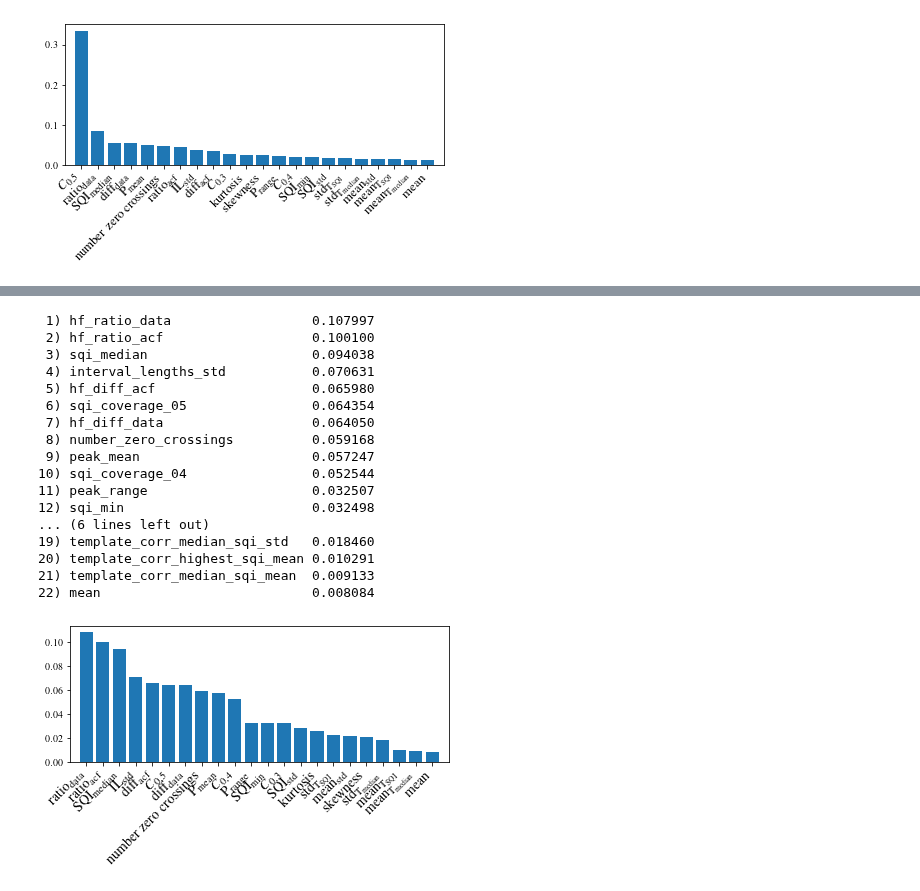
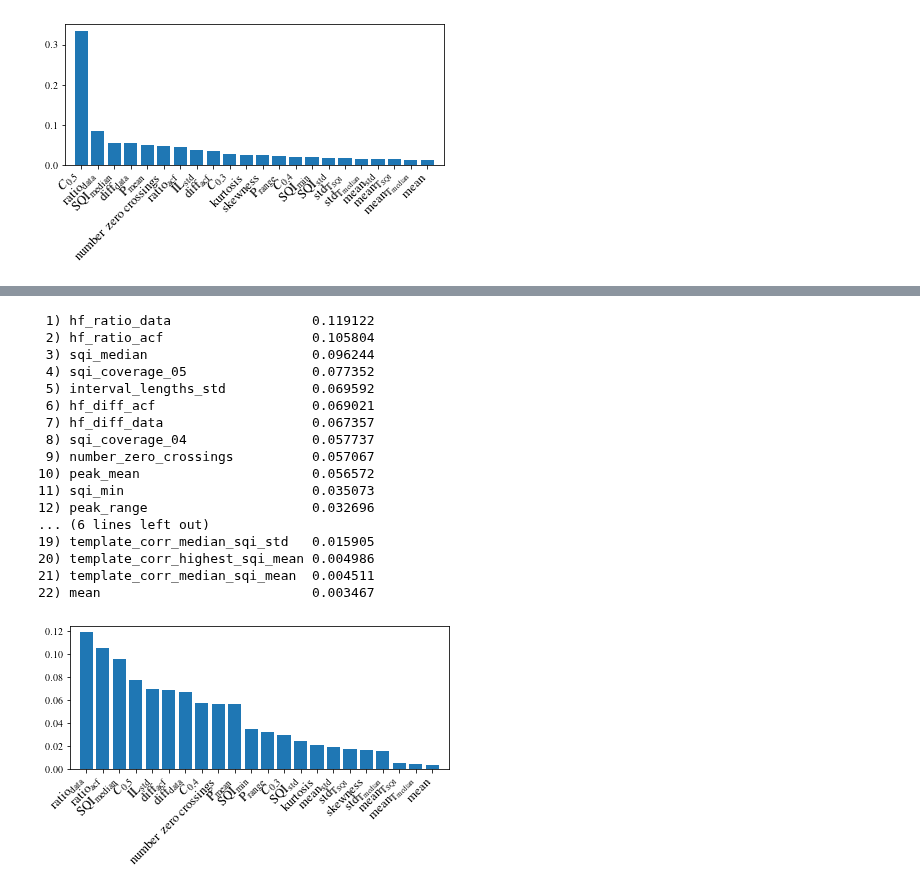
Before and after one commit to Zianor/Bachelorarbeit, a Jupyter notebook: Implementation/src/notebooks/model_tests_s10_h10-final.ipynb, the cells around one changed output, grey strips where cells are left out. Saved outputs shown, nothing was run; the diff lists cells and outputs as text; code cells hidden in the pictures.

```diff
--- a/Implementation/src/notebooks/model_tests_s10_h10-final.ipynb
+++ b/Implementation/src/notebooks/model_tests_s10_h10-final.ipynb
@@ -15,8 +15,8 @@ get_final_paths(gridsearch=False)
  'XGB_Clf_s10_default_h10']
 # %%
 models = {
-    'RF_Clf_s10_h10': None,
-    'RF_Regr_s10_h10': None,
+    'RF_Clf_s10_default_h10': None,
+    'RF_Regr_s10_default_h10': None,
     'XGB_Regr_s10_default_h10': None,
     'XGB_Clf_s10_default_h10': None,
 }
@@ -74,9 +74,9 @@ MAE insgesamt:  21.85 +- 30.48
 MAE auf als informativ klassifizierten Segmenten: 12.44 +- 16.15
 MAE auf als informativ annotierten Segmenten:  3.28 +- 2.65
 # %%
-importances = models['RF_Clf_s10_h10'].clf.model.feature_importances_
-column_names_text = models['RF_Clf_s10_h10'].features.columns
-columns = models['RF_Clf_s10_h10'].features.copy()
+importances = models['RF_Clf_s10_default_h10'].clf.model.feature_importances_
+column_names_text = models['RF_Clf_s10_default_h10'].features.columns
+columns = models['RF_Clf_s10_default_h10'].features.copy()
 columns.columns = [name.replace("_", " ") for name in columns.columns]
 columns.rename(columns=get_latex_column_names(), inplace=True)
 columns = columns.columns
@@ -184,38 +184,38 @@ plt.savefig(os.path.join(utils.get_thesis_pic_path(),'xgb-regr-final-importances
 # %%
-importances = models['RF_Regr_s10_h10'].clf.model.model.feature_importances_
-column_names_text = models['RF_Regr_s10_h10'].features.columns
-columns = models['RF_Regr_s10_h10'].features.copy()
+importances = models['RF_Regr_s10_default_h10'].clf.model.model.feature_importances_
+column_names_text = models['RF_Regr_s10_default_h10'].features.columns
+columns = models['RF_Regr_s10_default_h10'].features.copy()
 columns.columns = [name.replace("_", " ") for name in columns.columns]
 columns.rename(columns=get_latex_column_names(), inplace=True)
 columns = columns.columns
 indices = np.argsort(importances)[::-1]
 for f in range(len(columns)):
     print("%2d) %-*s %f" % (f + 1, 30,column_names_text[indices[f]], importances[indices[f]]))
 width, height = utils.get_plt_big_size()
 plt.figure(figsize=(width, height))
 plt.bar(range(len(columns)), importances[indices], align='center')
-plt.xticks(range(len(columns)), [name.replace("_", " ") for name in columns[indices]], fontsize=14, rotation=45, ha="right")
+plt.xticks(range(len(columns)), [name.replace("_", " ") for name in columns[indices]], fontsize=13, rotation=45, ha="right")
 plt.xlim([-1, len(columns)])
 plt.tight_layout()
 plt.savefig(os.path.join(utils.get_thesis_pic_path(),'rf-regr-final-importances.pdf'), bbox_inches='tight',
                 transparent=True, dpi=300)
 # %% [output]
- 1) hf_ratio_data                  0.107997
- 2) hf_ratio_acf                   0.100100
- 3) sqi_median                     0.094038
- 4) interval_lengths_std           0.070631
- 5) hf_diff_acf                    0.065980
- 6) sqi_coverage_05                0.064354
- 7) hf_diff_data                   0.064050
- 8) number_zero_crossings          0.059168
- 9) peak_mean                      0.057247
-10) sqi_coverage_04                0.052544
-11) peak_range                     0.032507
-12) sqi_min                        0.032498
+ 1) hf_ratio_data                  0.119122
+ 2) hf_ratio_acf                   0.105804
+ 3) sqi_median                     0.096244
+ 4) sqi_coverage_05                0.077352
+ 5) interval_lengths_std           0.069592
+ 6) hf_diff_acf                    0.069021
+ 7) hf_diff_data                   0.067357
+ 8) sqi_coverage_04                0.057737
+ 9) number_zero_crossings          0.057067
+10) peak_mean                      0.056572
+11) sqi_min                        0.035073
+12) peak_range                     0.032696
 ... (6 lines left out)
-19) template_corr_median_sqi_std   0.018460
-20) template_corr_highest_sqi_mean 0.010291
-21) template_corr_median_sqi_mean  0.009133
-22) mean                           0.008084
+19) template_corr_median_sqi_std   0.015905
+20) template_corr_highest_sqi_mean 0.004986
+21) template_corr_median_sqi_mean  0.004511
+22) mean                           0.003467
-[figure, old version]
+[figure, new version]
 # %%
```
Also changed, not shown: parts of 5 cells of this notebook, 2 other files.
